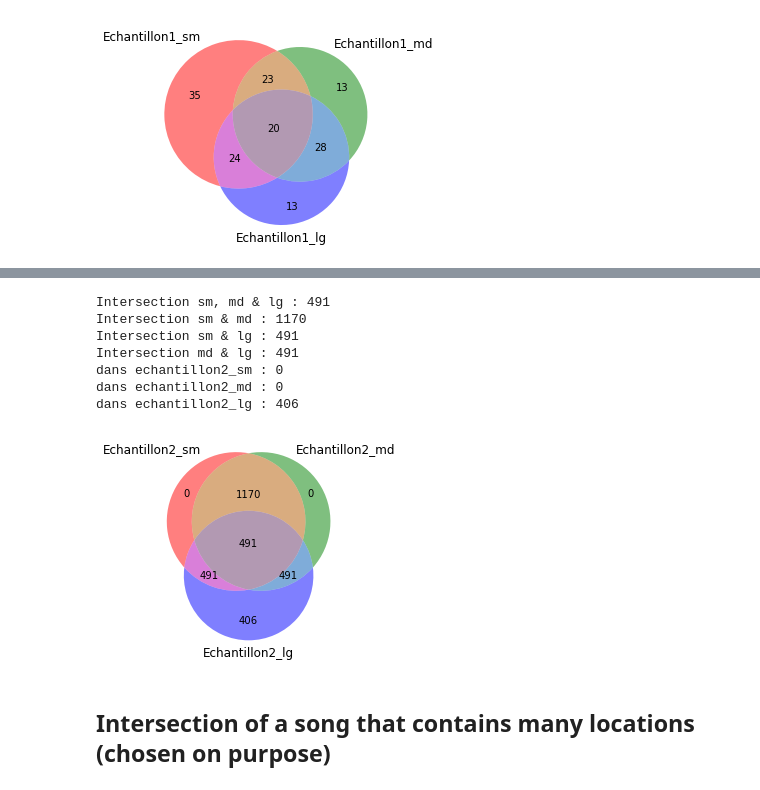
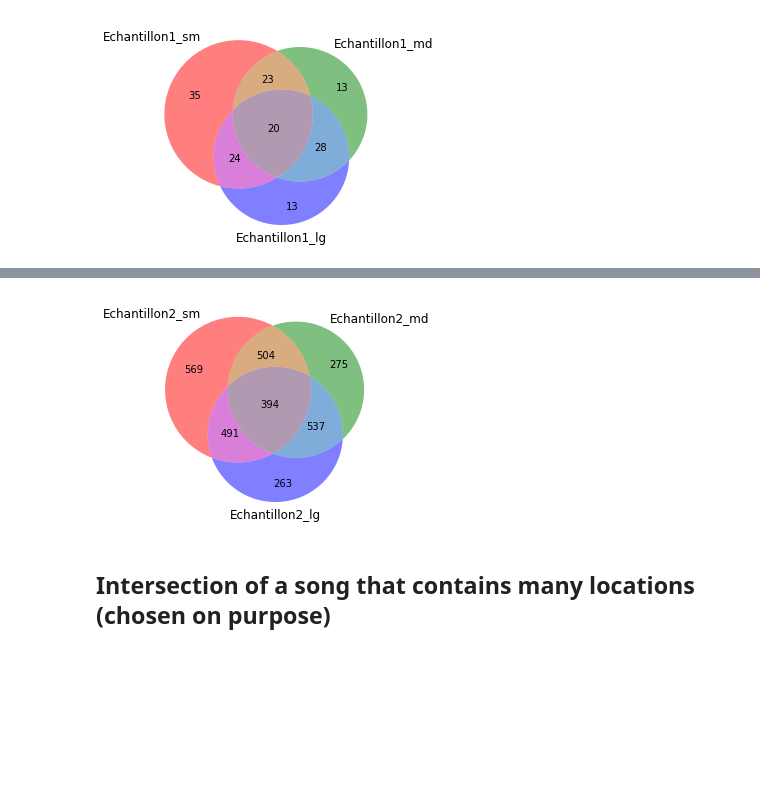
Before and after one commit to LAZREG14/Memoire, a Jupyter notebook: Intersections.ipynb, the cells around one changed output, grey strips where cells are left out. Drawn from its saved outputs; the diff is of its cells as text; code cells hidden in the pictures; blank space fills up the shorter version.

```diff
--- a/Intersections.ipynb
+++ b/Intersections.ipynb
@@ -46,2 +144,6 @@ venn3(subsets = (35,13,23,13,24,28,20), set_labels = ('Echantillon1_sm', 'Echant
+# %%
+venn3(subsets = (569,275,504,263,491,537,394), set_labels = ('Echantillon2_sm', 'Echantillon2_md', 'Echantillon2_lg'), alpha = 0.5);
+# %% [output]
+[figure, added]
 # %%
 freq1 = {}
@@ -65,24 +170,0 @@ ecrire_json("fréquence_lieux/freq_lieux_echantillon1_lg.json",freq3)
-# %%
-lieux_en_commun = set(echantillon2_sm).intersection(set(echantillon2_md), set(echantillon2_lg))
-lieux_en_commun_sm_md = set(echantillon2_sm).intersection(set(echantillon2_md))
-lieux_en_commun_sm_lg = set(echantillon2_sm).intersection(set(echantillon2_lg))
-lieux_en_commun_md_lg = set(echantillon2_md).intersection(set(echantillon2_lg))
-print("Intersection sm, md & lg :", len(lieux_en_commun))
-print("Intersection sm & md :", len(lieux_en_commun_sm_md))
-print("Intersection sm & lg :", len(lieux_en_commun_sm_lg))
-print("Intersection md & lg :", len(lieux_en_commun_md_lg))
-print("dans echantillon2_sm :", len(set(echantillon2_sm).difference(set(echantillon2_md),set(echantillon2_lg))))
-print("dans echantillon2_md :", len(set(echantillon2_md).difference(set(echantillon2_sm), set(echantillon2_lg))))
-print("dans echantillon2_lg :", len(set(echantillon2_lg).difference(set(echantillon2_md), set(echantillon2_sm))))
-# %% [output]
-Intersection sm, md & lg : 491
-Intersection sm & md : 1170
-Intersection sm & lg : 491
-Intersection md & lg : 491
-dans echantillon2_sm : 0
-dans echantillon2_md : 0
-dans echantillon2_lg : 406
-# %%
-venn3(subsets = (0,0,1170,406,491,491,491), set_labels = ('Echantillon2_sm', 'Echantillon2_md', 'Echantillon2_lg'), alpha = 0.5);
-# %% [output]
-[figure, removed]
```
Also changed, not shown: parts of 17 cells of this notebook, 13 other files.
